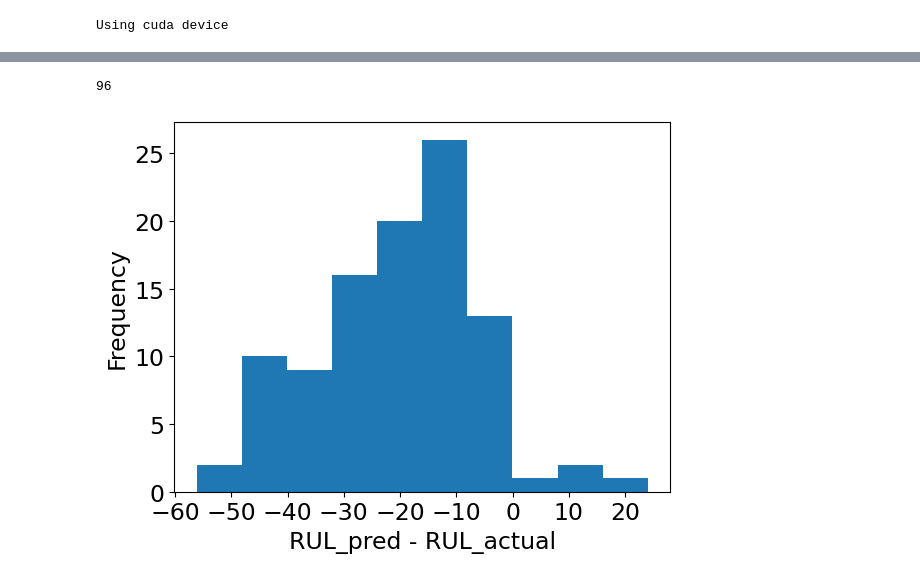
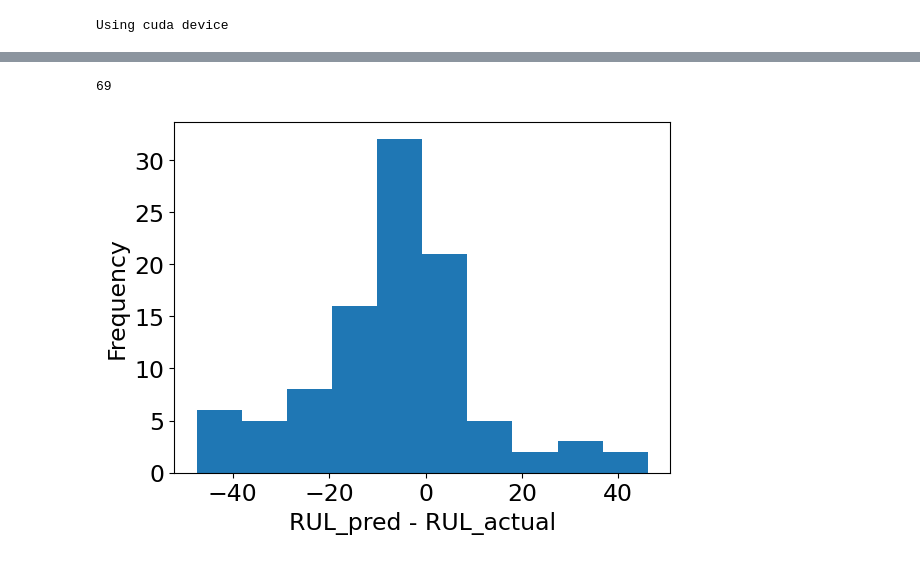
Before and after one commit to stevespreiz/engine_failure_prediction, a Jupyter notebook: notebooks/5.0-ss-gru-initial.ipynb, the cells around one changed output, grey strips where cells are left out. Drawn from its saved outputs; the diff is of its cells as text; code cells hidden in the pictures.

```diff
--- a/notebooks/5.0-ss-gru-initial.ipynb
+++ b/notebooks/5.0-ss-gru-initial.ipynb
@@ -44,5 +48,6 @@ train_y_auto = train_file_auto[:,1]
 # %%
-N_tw = 50
+N_tws = [0,50,20,30,15]
+N_tw = N_tws[ind]
 num_samples = int(train_file.shape[0]/N_tw)
 num_features = 24
 num_features_ae = 14
@@ -59,10 +64,8 @@ for i in range(num_samples):
         data_y[i][t][0] = torch.tensor(train_y[i*N_tw+t])
         data_x[i][t][:] = torch.tensor(train_x[i*N_tw+t,:])
 
-        data_y_ae[i][t][0] = torch.tensor(train_y_auto[i*N_tw+t])
-        data_x_ae[i][t][:] = torch.tensor(train_x_auto[i*N_tw+t,:])
-        # for j in range(num_features):
-        #     data_x[i][t][0][j] = train_x[i*N_tw+t,j]
+        # data_y_ae[i][t][0] = torch.tensor(train_y_auto[i*N_tw+t])
+        # data_x_ae[i][t][:] = torch.tensor(train_x_auto[i*N_tw+t,:])
 # %% [output]
 15731
 # %%
@@ -186,9 +189,10 @@ def train(train_loader, learn_rate, loss_fn = nn.MSELoss(), hidden_dim=256, EPOC
     print("Total Training Time: {} seconds".format(str(sum(epoch_times))))
     return model
 # %%
+C = 500
 lr = 0.001
-loss_fn = WeightedLoss(weight=1000)
-gru_model = train(train_loader,lr,loss_fn=loss_fn,EPOCHS=50)
-gru_model_ae = train(train_loader_ae,lr,EPOCHS=100)
+loss_fn = WeightedLoss(weight=C)
+gru_model = train(train_loader,lr,loss_fn=loss_fn,EPOCHS=100)
+# gru_model_ae = train(train_loader_ae,lr,EPOCHS=100)
 # %% [output]
 Starting Training of GRU model
@@ -228,9 +232,9 @@ def evaluate(model, test_x, test_y, test_units):
         out = 65*(out+1)
         target = 65*(labs[-1]+1)
 
-        outputs.append(out)
-        targets.append(target)
-        print(out)
+        outputs.append(out.cpu().item())
+        targets.append(target.cpu().item())
+        # print(out)
         errors.append((out - target).cpu().detach().numpy())
 
     print("Evaluation Time: {}".format(str(time.process_time()-start_time)))
@@ -240,7 +244,10 @@ def evaluate(model, test_x, test_y, test_units):
         MAE += abs(outputs[i] - targets[i])/len(outputs)
 
         # sMAPE += np.mean(abs(outputs[i]-targets[i])/(targets[i]+outputs[i])/2)/len(outputs)
-    print(f"MAE: {MAE.item()}")
+    print(f"MAE: {MAE}")
+
+    R2 = r2_score(targets,outputs)
+    print(f"R2 : {R2}")
 
     return errors
 # %%
@@ -276,18 +296,20 @@ MAE: 38.89194107055664
 # %%
 # plt.hist(errors_train)
 # plt.xlabel('RUL_pred - RUL_actual')
 # plt.ylabel('Frequency')
 
 
 plt.figure()
 plt.hist(errors_test)
 plt.xticks(fontsize=17)
 plt.yticks(fontsize=17)
 plt.xlabel('RUL_pred - RUL_actual',fontsize=17)
 plt.ylabel('Frequency',fontsize=17)
+plt.gcf().subplots_adjust(bottom=0.15)
 
+plt.savefig('../reports/figures/fd'+str(ind)+'_hist_nofeat_c'+str(C)+'.png')
 
 print(np.sum(errors_test < 0))
 # %% [output]
-96
+69
-[figure, old version]
+[figure, new version]
```
Also changed, not shown: parts of 4 cells of this notebook.
